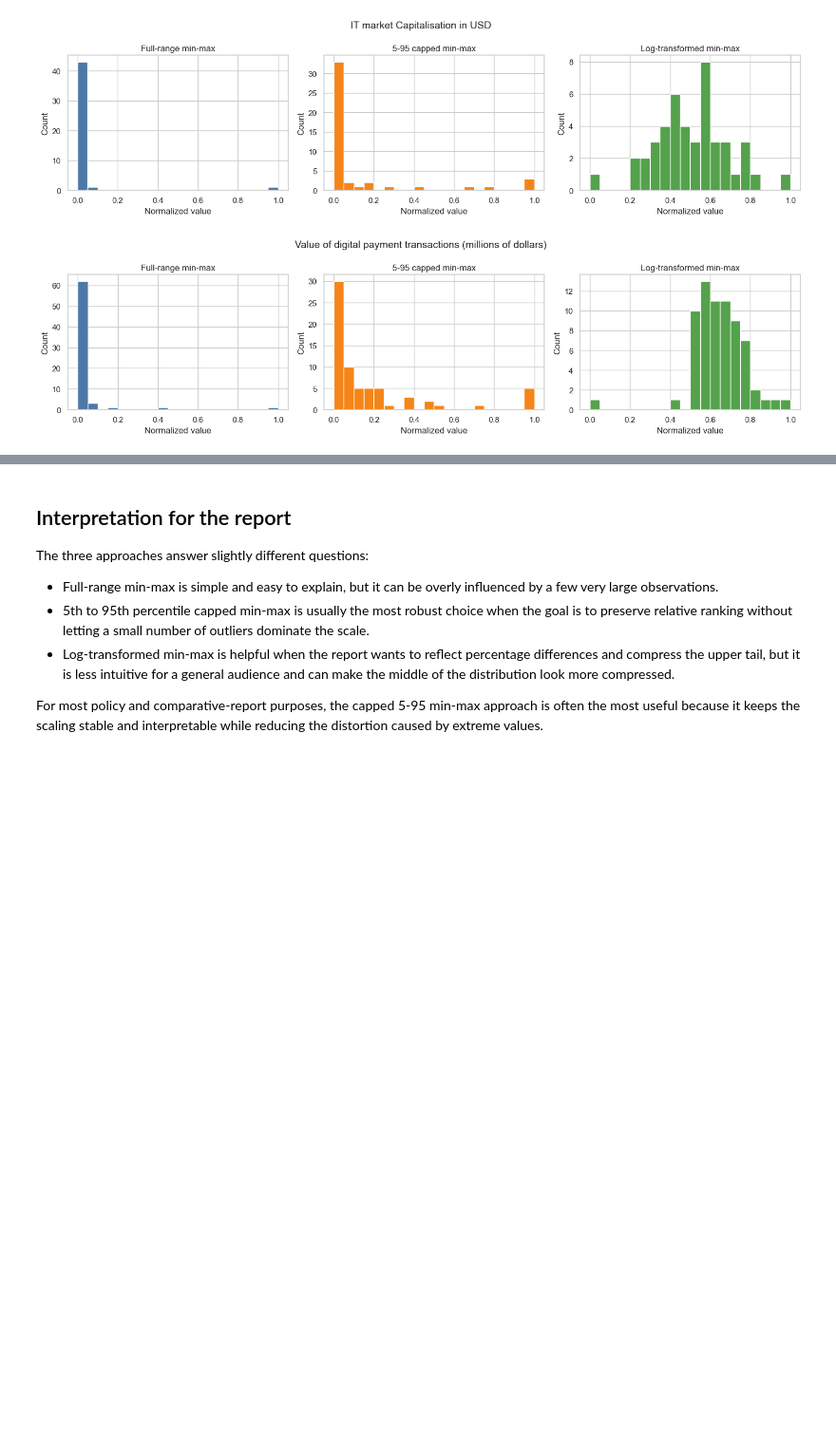
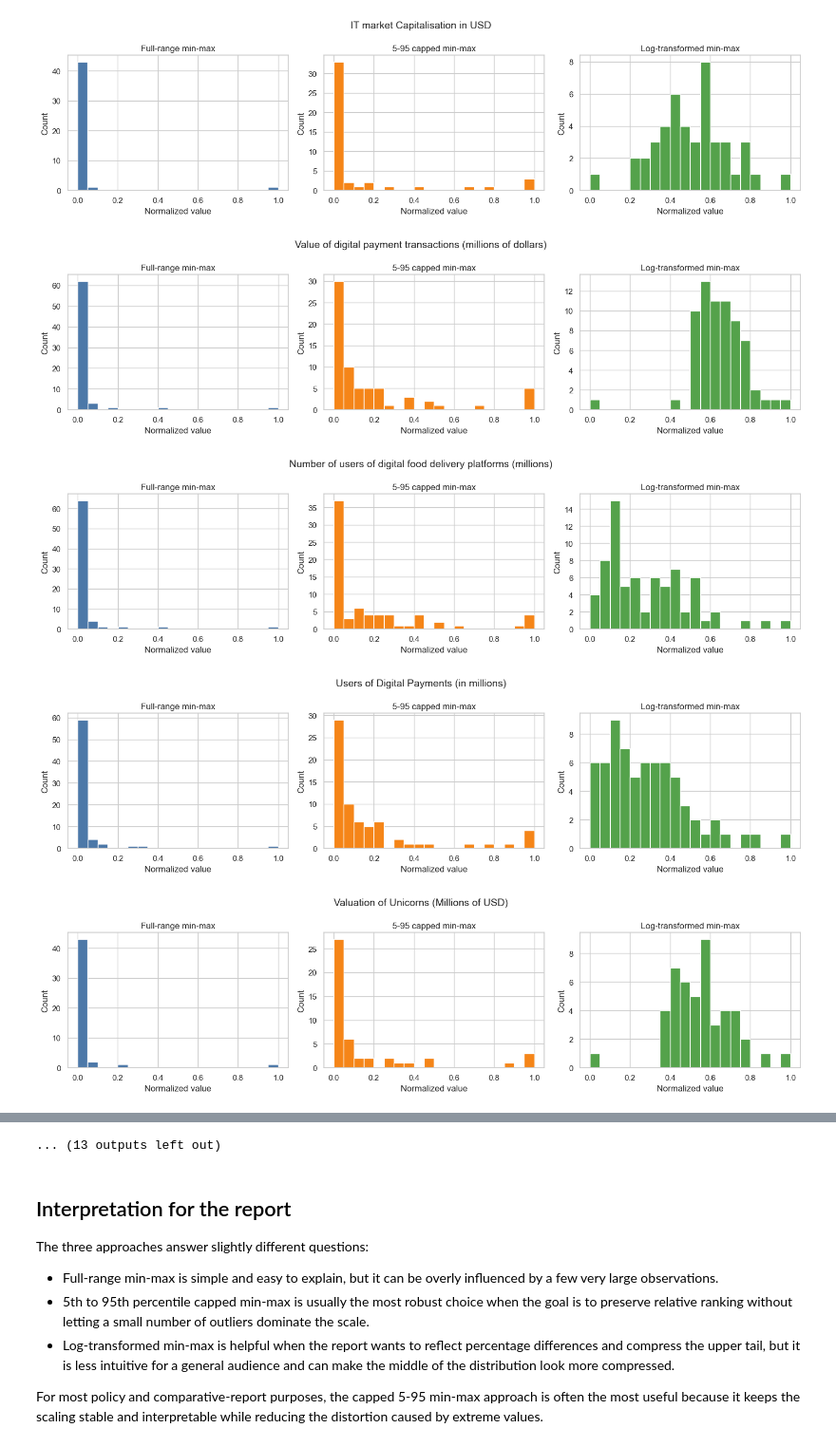
Before and after one commit to rohanc1996/icrier-streamlit-dashboard, a Jupyter notebook: skewed_column_scaling_analysis.ipynb, the cells around one changed output, grey strips where cells are left out. Shown at 95% size. Saved outputs shown, nothing was run; the diff lists cells and outputs as text; code cells hidden in the pictures; blank space fills up the shorter version.

```diff
--- a/skewed_column_scaling_analysis.ipynb
+++ b/skewed_column_scaling_analysis.ipynb
@@ -16,13 +16,24 @@ import pandas as pd
 import numpy as np
 import matplotlib.pyplot as plt
 import seaborn as sns
+import re
 from pathlib import Path
 
 plt.style.use("seaborn-v0_8-whitegrid")
 sns.set_theme(style="whitegrid")
 
+
+def normalize_column_name(col: str) -> str:
+    col = str(col).strip()
+    col = re.sub(r"\s+", " ", col)
+    if "https://" in col:
+        col = col.split(" https://", 1)[0].rstrip()
+    return col
+
+
 csv_path = Path("SIDE 2026 - Rohan - Absolute.csv")
 df = pd.read_csv(csv_path, dtype=str, keep_default_na=False)
+df.columns = [normalize_column_name(col) for col in df.columns]
 
 print("Loaded rows:", len(df))
 print("Columns:", len(df.columns))
@@ -36,5 +47,4 @@ Columns: 78
 # %%
-
 def parse_numeric(series: pd.Series) -> pd.Series:
     cleaned = series.astype(str).str.strip()
     cleaned = cleaned.replace({"": np.nan, "-": np.nan, "—": np.nan, "–": np.nan})
@@ -44,19 +54,36 @@ def parse_numeric(series: pd.Series) -> pd.Series:
 
 # Keep the country identifier and select the most relevant numeric columns.
 selected_columns = [
+    "Price of mobile data and voice basket (HC) (PPP)",
+    "Price of mobile data and voice basket (LC) (PPP)",
+    "Price of cheapest smartphone (PPP$)",
     "Median Mobile Download Speeds (Mbps)",
     "Median Fixed Broadband Download Speed (Mbps)",
     "Number of Internet Users (absolute numbers)",
     "Mobile Cellular Subscriptions in millions (absolute numbers)",
     "Population covered by LTE (Absolute numbers)",
     "Number of smartphone users (million)",
+    "Number of users of digital food delivery platforms (millions)",
+    "Number of users of digital health applications",
+    "Number of e-commerce users",
+    "Consumer Spend on Mobile Apps (millions USD)",
     "Fixed-broadband Internet traffic (EB)",
     "Mobile broadband internet traffic (EB)",
     "Value of digital payment transactions (millions of dollars)",
     "Users of Digital Payments (in millions)",
-    "ICT Services Export  (million USD)",
+    "ICT Services Export (million USD)",
     "Total digitally delivered services (million USD)",
     "IT market Capitalisation in USD",
+    "Number of Start-ups",
+    "Valuation of Unicorns (Millions of USD)",
+    "VC investments in AI and environmental sustainability by country (USD million)",
+    "Number of AI users",
+    "Total AI Private Investment in Millions",
+    "AI Talent Pillar Score",
+    "Compute Capacity (Rmax) in Millions",
+    "Open Data Score",
+    "Patents filed (2000-2024) in Smart Grids",
+    "Patents filed (2000-2024) in Information/Communication Technologies for Electromobility",
 ]
 
 available_columns = [col for col in selected_columns if col in df.columns]
@@ -142,8 +169,9 @@ for col in columns_to_analyze:
         "log_minmax": log_minmax(s),
     })
 
-# Print a compact example for two columns.
-for col in columns_to_analyze[:3]:
+# Print a compact example for all columns.
+# first 8 rows of each column's results
+for col in columns_to_analyze:
     print("\n" + col)
     print(results[col].head(8).to_string())
 # %% [output]
@@ -203,28 +236,31 @@ Mobile Cellular Subscriptions in millions (absolute numbers)  5.396817         0
 # %%
 # Visual comparison for the first three skewed columns.
-for col in columns_to_analyze[:3]:
+for col in columns_to_analyze:
     transformed = results[col]
     fig, axes = plt.subplots(1, 3, figsize=(15, 4))
 
     axes[0].hist(transformed["full_minmax"].dropna(), bins=20, color="#4C78A8")
     axes[0].set_title("Full-range min-max")
     axes[0].set_xlabel("Normalized value")
     axes[0].set_ylabel("Count")
 
     axes[1].hist(transformed["capped_5_95_minmax"].dropna(), bins=20, color="#F58518")
     axes[1].set_title("5-95 capped min-max")
     axes[1].set_xlabel("Normalized value")
     axes[1].set_ylabel("Count")
 
     axes[2].hist(transformed["log_minmax"].dropna(), bins=20, color="#54A24B")
     axes[2].set_title("Log-transformed min-max")
     axes[2].set_xlabel("Normalized value")
     axes[2].set_ylabel("Count")
 
     fig.suptitle(col, fontsize=14)
     plt.tight_layout()
     plt.show()
 # %% [output]
 [figure]
 [figure]
 [figure]
+[figure, added]
+[figure, added]
+[figure, added]
@@ -231,3 +273,4 @@ for col in columns_to_analyze[:3]:
+... (13 outputs left out)
 # %% [markdown]
 ## Interpretation for the report
 
```
Also changed, not shown: parts of 15 cells of this notebook.
